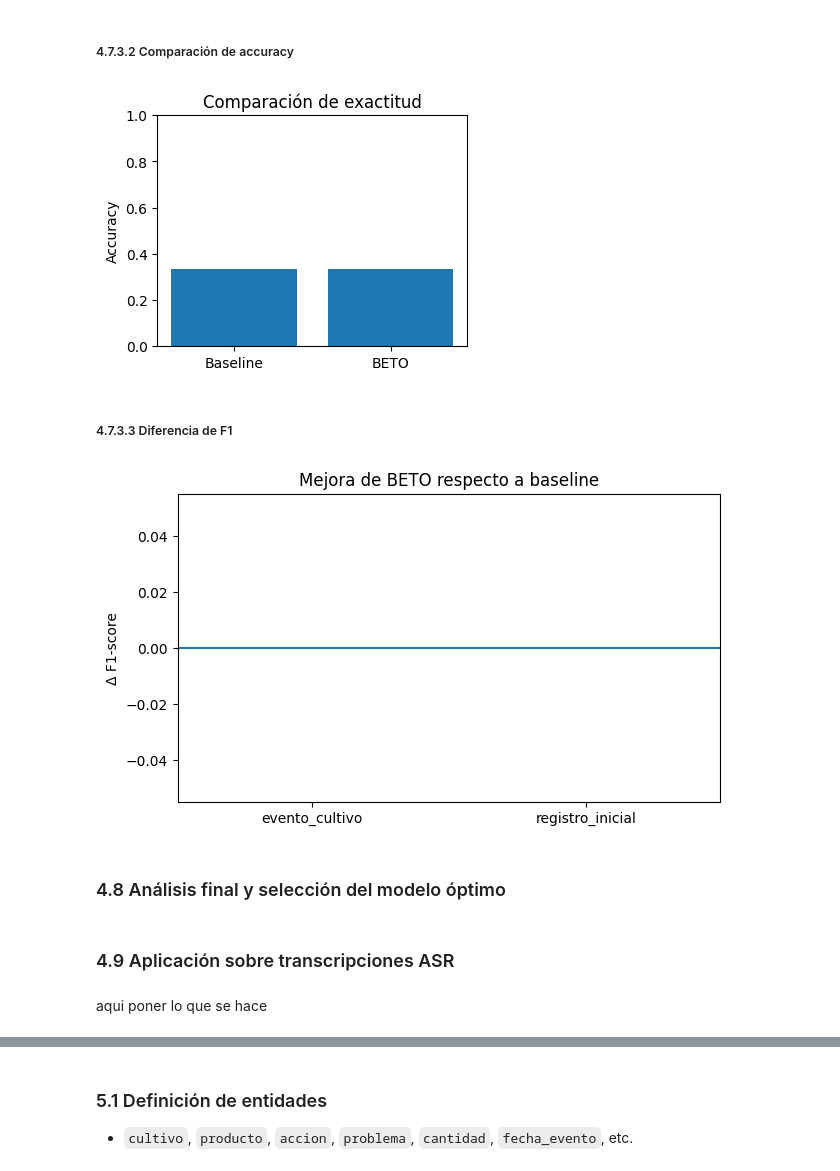
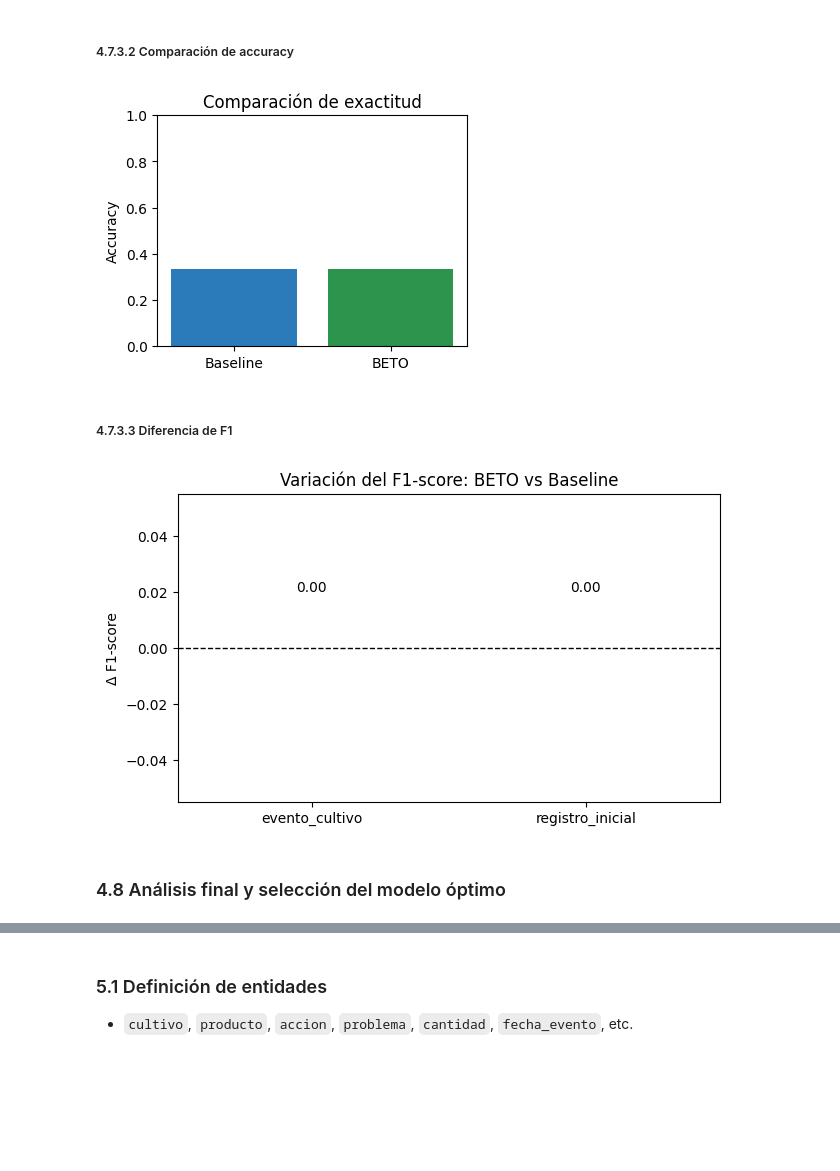
Before and after one commit to JMPinillos/agri-voice-ai, a Jupyter notebook: notebooks/03_nlp_processing/nlp_processing.ipynb, the cells around one changed output, grey strips where cells are left out. Cells and saved outputs as stored; diff of their text form; code cells hidden in the pictures; blank space fills up the shorter version.

```diff
--- a/notebooks/03_nlp_processing/nlp_processing.ipynb
+++ b/notebooks/03_nlp_processing/nlp_processing.ipynb
@@ -600,35 +619,65 @@ Se observa que ambos modelos presentan valores similares de F1-score en las clas
 # %% [markdown]
 ##### 4.7.3.2 Comparación de accuracy
 # %%
+# Extracción de métricas
 accuracy_baseline = report_baseline["accuracy"]
 accuracy_beto = report_beto["accuracy"]
 
+# Se utilizan tonos derivados de las paletas de seaborn ("Blues" y "Greens")
+color_baseline = sns.color_palette("Blues")[4]
+color_beto = sns.color_palette("Greens")[4]
+
+# Construcción del gráfico
 plt.figure(figsize=(4,3))
-plt.bar(["Baseline", "BETO"], [accuracy_baseline, accuracy_beto])
+plt.bar(
+    ["Baseline", "BETO"],
+    [accuracy_baseline, accuracy_beto],
+    color=[color_baseline, color_beto]
+)
+
+# Configuración de ejes
 plt.ylim(0,1)
 plt.ylabel("Accuracy")
 plt.title("Comparación de exactitud")
 
 plt.show()
 # %% [output]
-[figure, old version]
+[figure, new version]
 # %% [markdown]
 ##### 4.7.3.3 Diferencia de F1
 # %%
 f1_diff = [b - a for a, b in zip(f1_baseline, f1_beto)]
 
+# Se utilizan tonos derivados de las paletas de seaborn ("Blues" y "Greens")
+color_baseline = sns.color_palette("Blues")[4]
+color_beto = sns.color_palette("Greens")[4]
+
+# Se utilizan tonos derivados de las paletas de seaborn ("Blues" y "Greens")
+colors = [color_beto if v >= 0 else color_baseline for v in f1_diff]
+
 plt.figure(figsize=(7,4))
-plt.bar(classes, f1_diff)
-plt.axhline(0)
+
+bars = plt.bar(classes, f1_diff, color=colors)
+
+# Línea base (sin mejora)
+plt.axhline(0, color="black", linewidth=1, linestyle="--")
+
+# Etiquetas de valores encima de cada barra
+for bar in bars:
+    height = bar.get_height()
+    plt.text(
+        bar.get_x() + bar.get_width()/2,
+        height + (0.02 if height >= 0 else -0.05),
+        f"{height:.2f}",
+        ha='center'
+    )
+
+# Configuración
 plt.ylabel("Δ F1-score")
-plt.title("Mejora de BETO respecto a baseline")
+plt.title("Variación del F1-score: BETO vs Baseline")
 
 plt.show()
 # %% [output]
-[figure, old version]
+[figure, new version]
 # %% [markdown]
 ### 4.8 Análisis final y selección del modelo óptimo
-# %% [markdown]
-### 4.9 Aplicación sobre transcripciones ASR
-# %% [markdown]
-aqui poner lo que se hace
```
Also changed, not shown: parts of 16 cells of this notebook.
